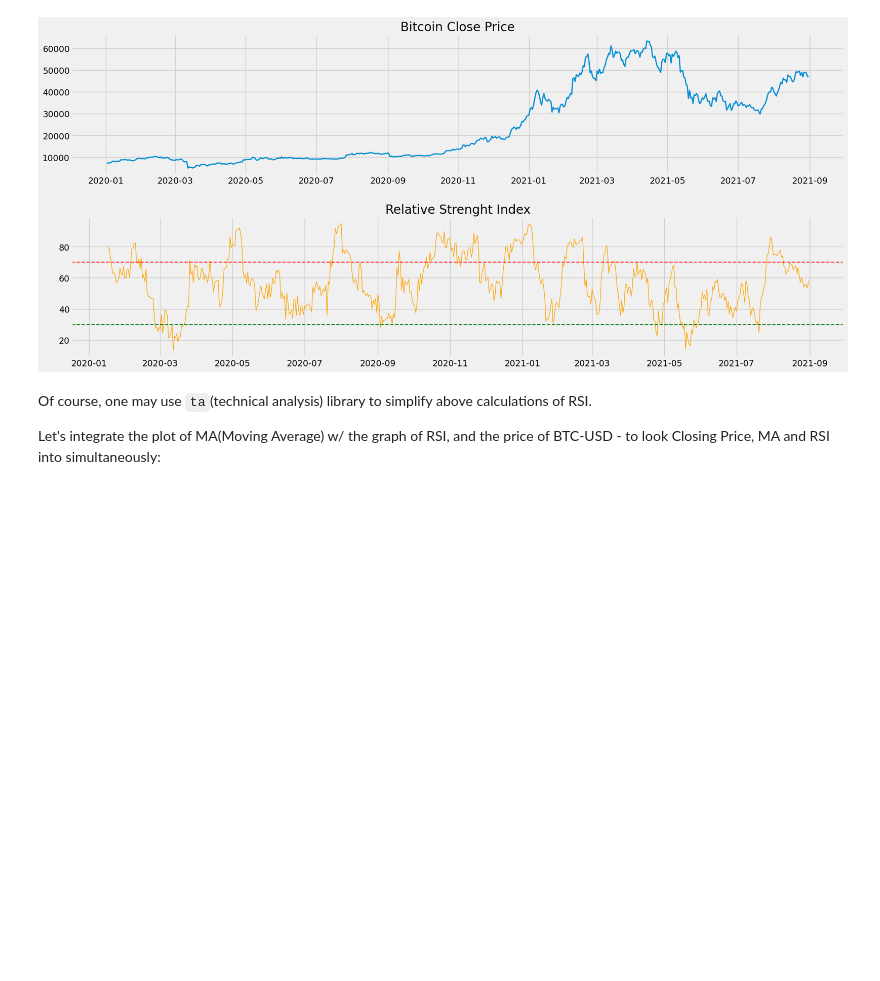
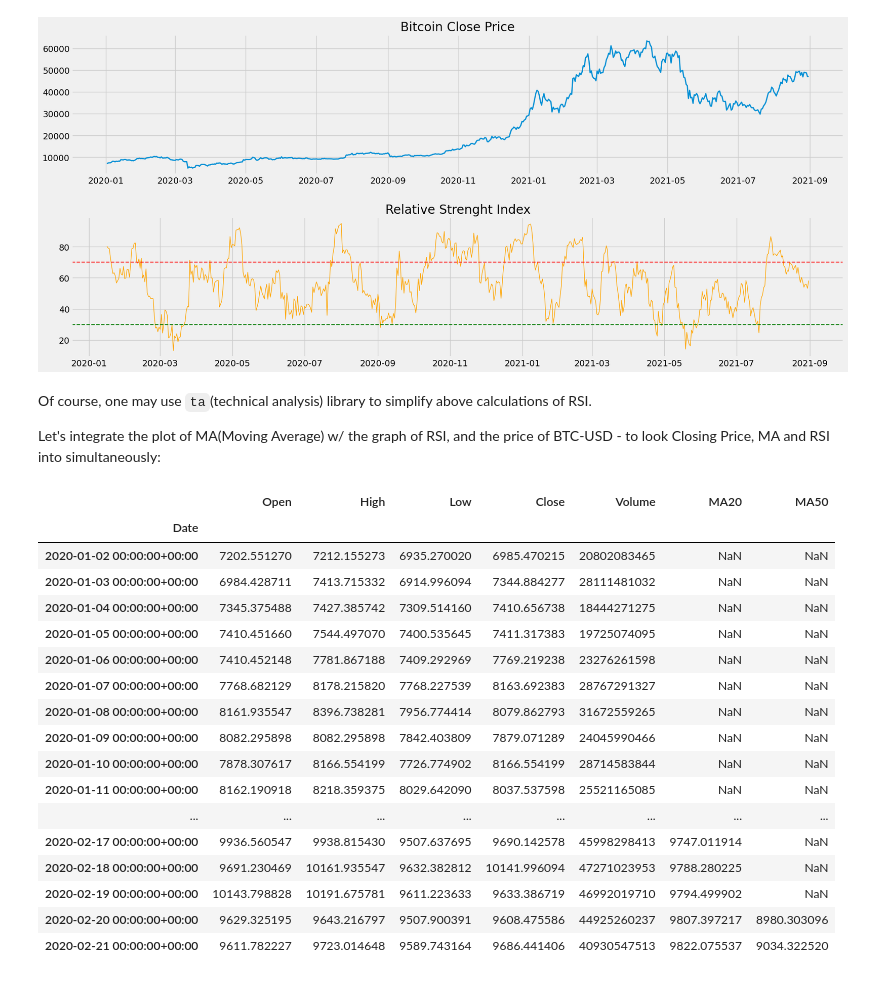
Before and after one commit to wolfinwallst/Financial_Engineering_and_Risk_Management, a Jupyter notebook: Toy Projects/#3 RSI.ipynb, the cells around one changed output. Saved outputs shown, nothing was run; the diff lists cells and outputs as text; code cells hidden in the pictures; blank space fills up the shorter version.

```diff
--- a/Toy Projects/#3 RSI.ipynb
+++ b/Toy Projects/#3 RSI.ipynb
@@ -196,3 +196,28 @@ plt.show()
 Of course, one may use `ta`(technical analysis) library to simplify above calculations of RSI.
 
 Let's integrate the plot of MA(Moving Average) w/ the graph of RSI, and the price of BTC-USD - to look Closing Price, MA and RSI into simultaneously:
+# %%
+# Moving Average over 20 and 50 days, respectively
+df_btc['MA20'] = df_btc['Close'].rolling(20).mean()
+df_btc['MA50'] = df_btc['Close'].rolling(50).mean()
+
+df_btc.head(51)
+# %% [output]
+|  | Open | High | Low | Close | Volume | MA20 | MA50 |
+| Date |  |  |  |  |  |  |  |
+| 2020-01-02 00:00:00+00:00 | 7202.551270 | 7212.155273 | 6935.270020 | 6985.470215 | 20802083465 | NaN | NaN |
+| 2020-01-03 00:00:00+00:00 | 6984.428711 | 7413.715332 | 6914.996094 | 7344.884277 | 28111481032 | NaN | NaN |
+| 2020-01-04 00:00:00+00:00 | 7345.375488 | 7427.385742 | 7309.514160 | 7410.656738 | 18444271275 | NaN | NaN |
+| 2020-01-05 00:00:00+00:00 | 7410.451660 | 7544.497070 | 7400.535645 | 7411.317383 | 19725074095 | NaN | NaN |
+| 2020-01-06 00:00:00+00:00 | 7410.452148 | 7781.867188 | 7409.292969 | 7769.219238 | 23276261598 | NaN | NaN |
+| 2020-01-07 00:00:00+00:00 | 7768.682129 | 8178.215820 | 7768.227539 | 8163.692383 | 28767291327 | NaN | NaN |
+| 2020-01-08 00:00:00+00:00 | 8161.935547 | 8396.738281 | 7956.774414 | 8079.862793 | 31672559265 | NaN | NaN |
+| 2020-01-09 00:00:00+00:00 | 8082.295898 | 8082.295898 | 7842.403809 | 7879.071289 | 24045990466 | NaN | NaN |
+| 2020-01-10 00:00:00+00:00 | 7878.307617 | 8166.554199 | 7726.774902 | 8166.554199 | 28714583844 | NaN | NaN |
+| 2020-01-11 00:00:00+00:00 | 8162.190918 | 8218.359375 | 8029.642090 | 8037.537598 | 25521165085 | NaN | NaN |
+| ... | ... | ... | ... | ... | ... | ... | ... |
+| 2020-02-17 00:00:00+00:00 | 9936.560547 | 9938.815430 | 9507.637695 | 9690.142578 | 45998298413 | 9747.011914 | NaN |
+| 2020-02-18 00:00:00+00:00 | 9691.230469 | 10161.935547 | 9632.382812 | 10141.996094 | 47271023953 | 9788.280225 | NaN |
+| 2020-02-19 00:00:00+00:00 | 10143.798828 | 10191.675781 | 9611.223633 | 9633.386719 | 46992019710 | 9794.499902 | NaN |
+| 2020-02-20 00:00:00+00:00 | 9629.325195 | 9643.216797 | 9507.900391 | 9608.475586 | 44925260237 | 9807.397217 | 8980.303096 |
+| 2020-02-21 00:00:00+00:00 | 9611.782227 | 9723.014648 | 9589.743164 | 9686.441406 | 40930547513 | 9822.075537 | 9034.322520 |
```
Also changed, not shown: parts of 4 cells of this notebook.
